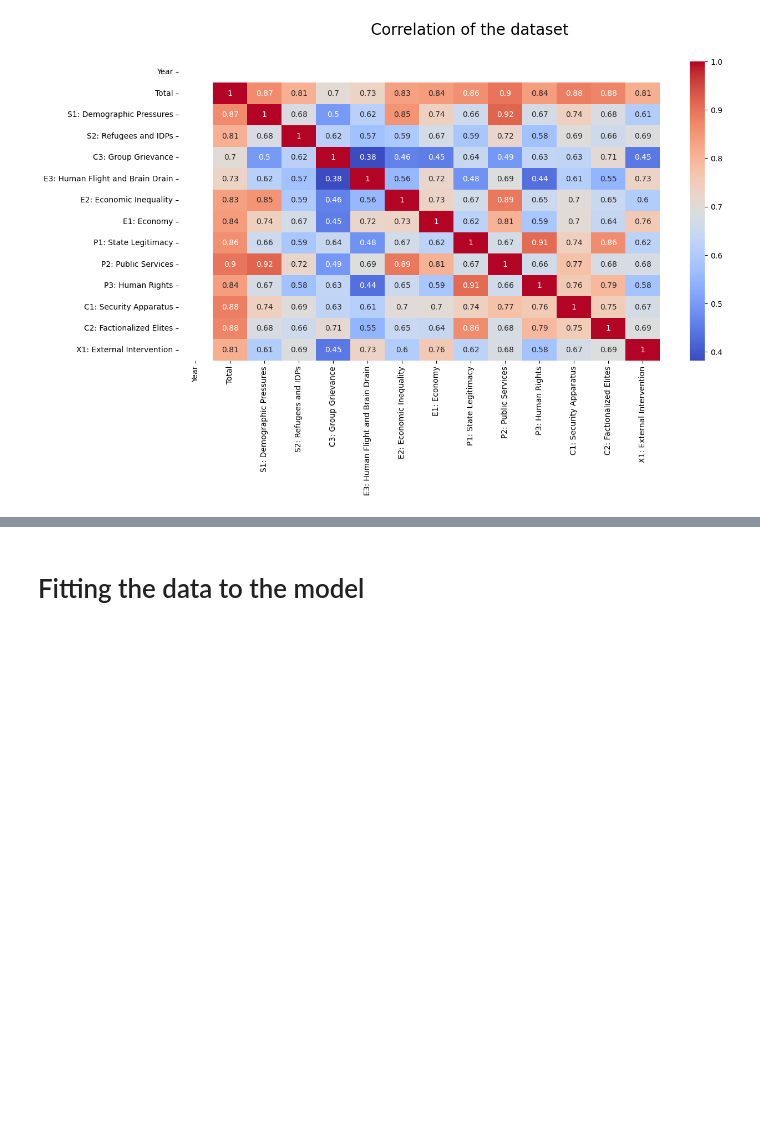
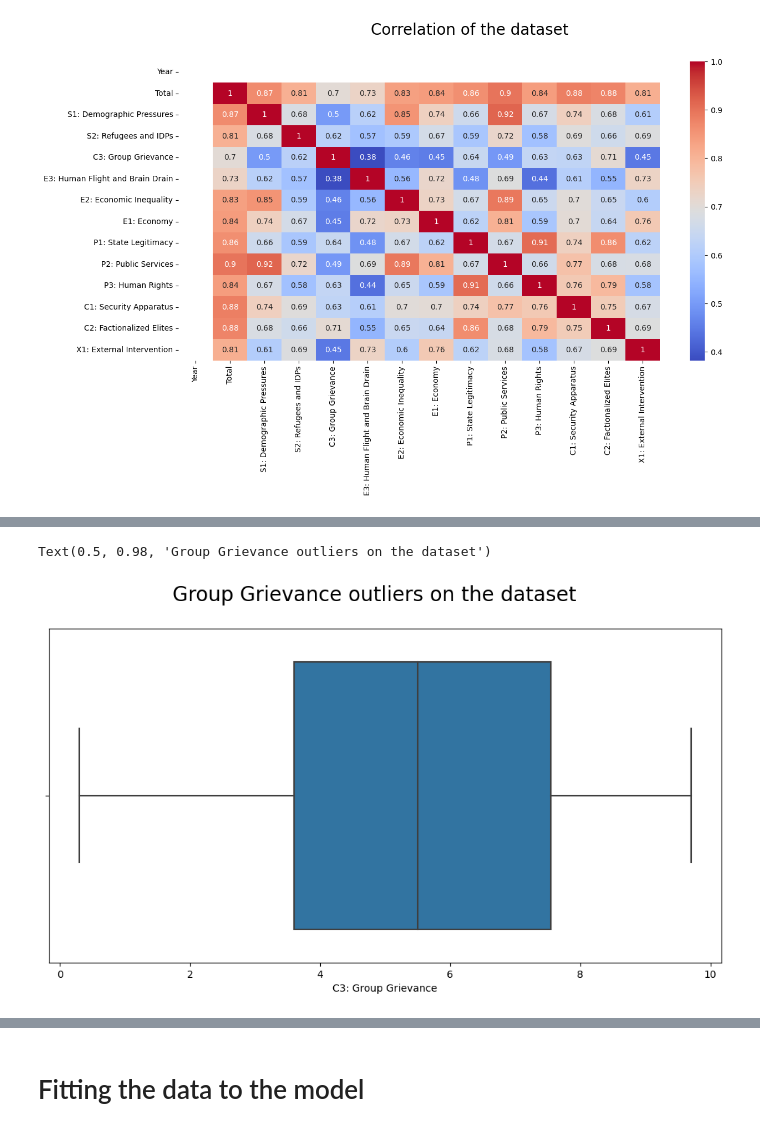
Before and after one commit to Rishisrv147025/Data_Analysis_and_Business_Intellegence, a Jupyter notebook: Python_Data_Science_project/Country_growth/Country_wise_growth_project.ipynb, the cells around one changed output, grey strips where cells are left out. Cells and saved outputs as stored; diff of their text form; code cells hidden in the pictures; blank space fills up the shorter version.

```diff
--- a/Python_Data_Science_project/Country_growth/Country_wise_growth_project.ipynb
+++ b/Python_Data_Science_project/Country_growth/Country_wise_growth_project.ipynb
@@ -141,0 +165,7 @@ Text(0.5, 0.98, 'Correlation of the dataset')
+# %%
+plt.figure(figsize=(12,6))
+sns.boxplot(data=dataset,x='C3: Group Grievance')
+plt.suptitle('Group Grievance outliers on the dataset',fontsize=20)
+# %% [output]
+Text(0.5, 0.98, 'Group Grievance outliers on the dataset')
+[figure, added]
```
Also changed, not shown: parts of 29 cells of this notebook.
